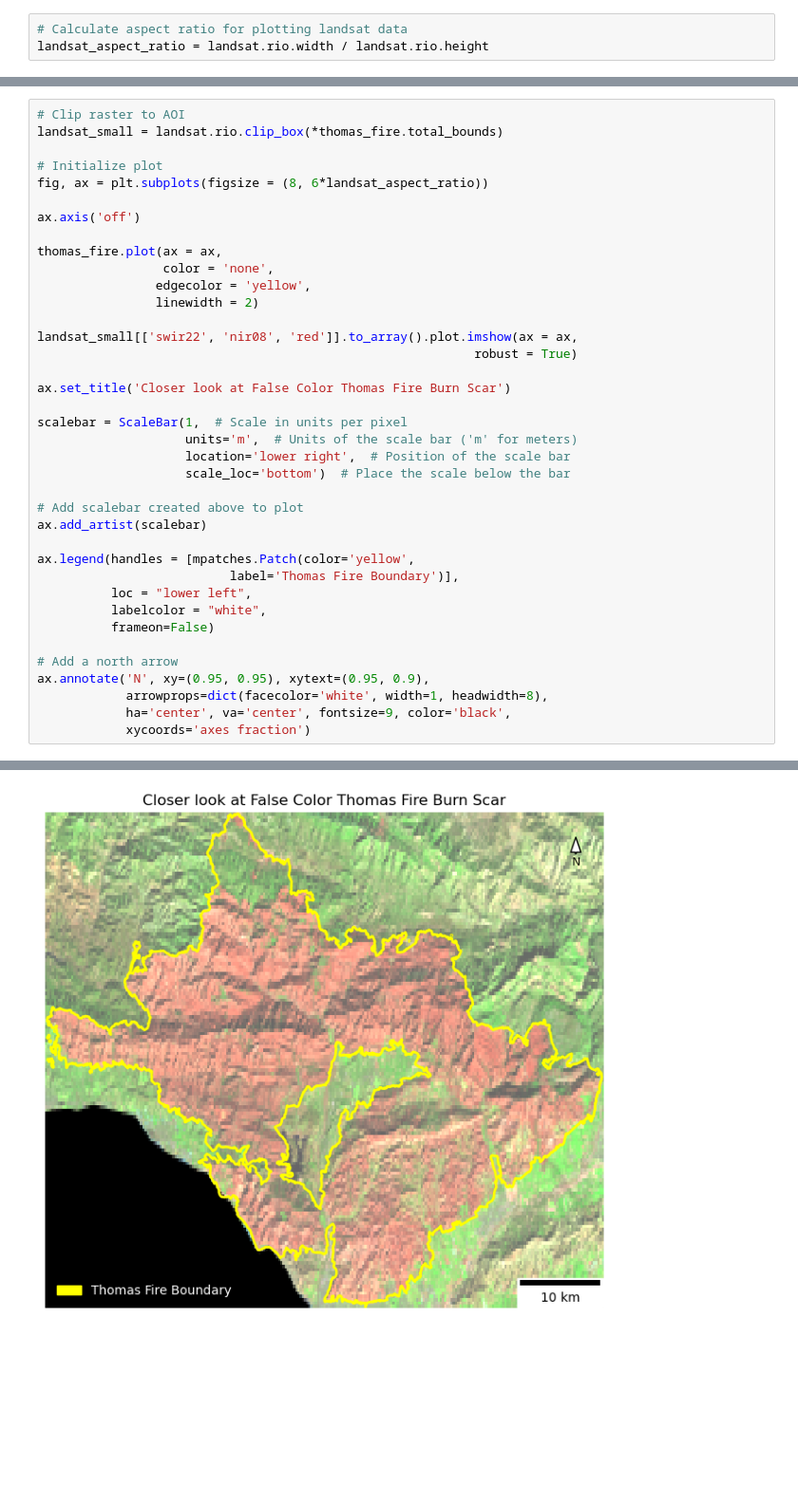
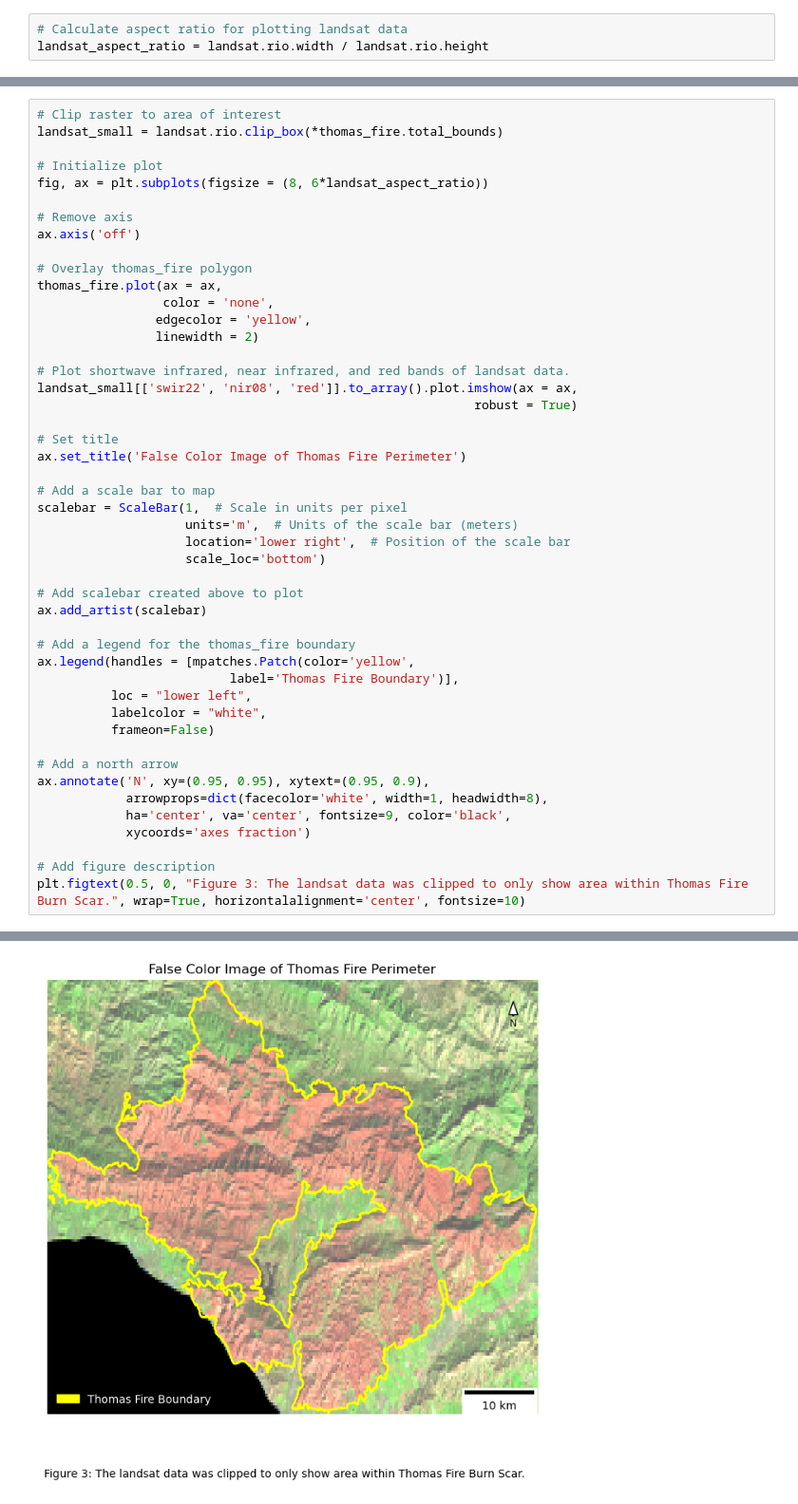
Before and after one commit to katleyq/eds220-hwk4, a Jupyter notebook: hwk4-task2-false-color-LE.ipynb, the cells around one changed output, grey strips where cells are left out. Shown at 95% size. Drawn from its saved outputs; the diff is of its cells as text; blank space fills up the shorter version.

```diff
--- a/hwk4-task2-false-color-LE.ipynb
+++ b/hwk4-task2-false-color-LE.ipynb
@@ -200,30 +292,36 @@ plt.show()
 # %%
-# Clip raster to AOI
+# Clip raster to area of interest
 landsat_small = landsat.rio.clip_box(*thomas_fire.total_bounds)
 
 # Initialize plot
 fig, ax = plt.subplots(figsize = (8, 6*landsat_aspect_ratio))
 
+# Remove axis
 ax.axis('off')
 
+# Overlay thomas_fire polygon
 thomas_fire.plot(ax = ax,
                  color = 'none',
                 edgecolor = 'yellow',
                 linewidth = 2)
 
+# Plot shortwave infrared, near infrared, and red bands of landsat data.
 landsat_small[['swir22', 'nir08', 'red']].to_array().plot.imshow(ax = ax,
                                                            robust = True)
 
-ax.set_title('Closer look at False Color Thomas Fire Burn Scar')
+# Set title
+ax.set_title('False Color Image of Thomas Fire Perimeter')
 
+# Add a scale bar to map
 scalebar = ScaleBar(1,  # Scale in units per pixel
-                    units='m',  # Units of the scale bar ('m' for meters)
+                    units='m',  # Units of the scale bar (meters)
                     location='lower right',  # Position of the scale bar
-                    scale_loc='bottom')  # Place the scale below the bar
+                    scale_loc='bottom')
 
 # Add scalebar created above to plot
 ax.add_artist(scalebar)
 
+# Add a legend for the thomas_fire boundary
 ax.legend(handles = [mpatches.Patch(color='yellow',
                           label='Thomas Fire Boundary')],
           loc = "lower left",
@@ -235,4 +333,7 @@ ax.annotate('N', xy=(0.95, 0.95), xytext=(0.95, 0.9),
             arrowprops=dict(facecolor='white', width=1, headwidth=8),
             ha='center', va='center', fontsize=9, color='black',
             xycoords='axes fraction')
+
+# Add figure description
+plt.figtext(0.5, 0, "Figure 3: The landsat data was clipped to only show area within Thomas Fire Burn Scar.", wrap=True, horizontalalignment='center', fontsize=10)
 # %% [output]
@@ -240 +341 @@ Text(0.95, 0.9, 'N')
-[figure, old version]
+[figure, new version]
```
Also changed, not shown: parts of 24 cells of this notebook, 2 other files.
